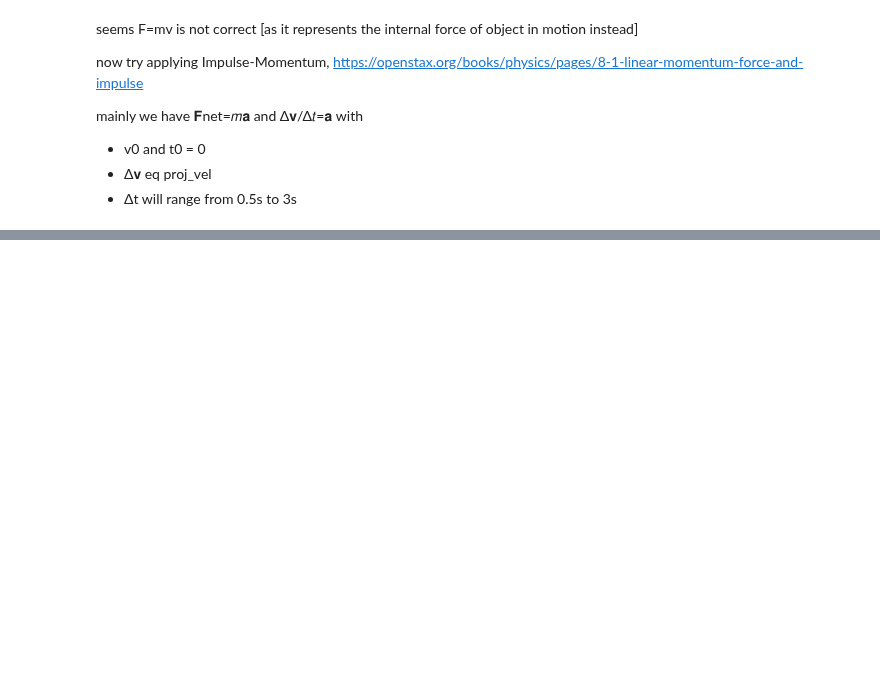
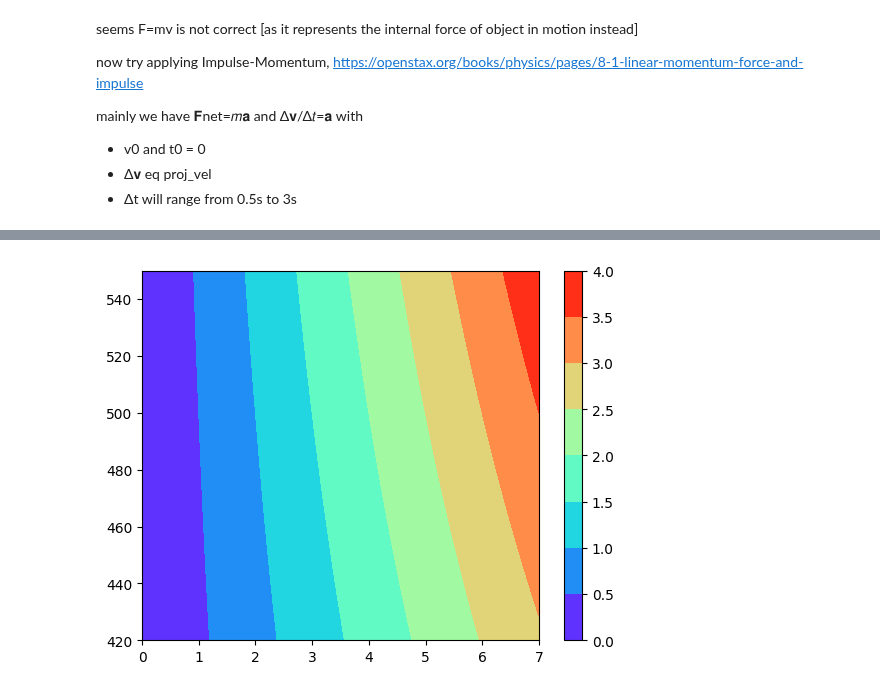
Before and after one commit to monkeydj/rasabots, a Jupyter notebook: mouvement.ipynb, the cells around one changed output, grey strips where cells are left out. Cells and saved outputs as stored; diff of their text form; code cells hidden in the pictures; blank space fills up the shorter version.

```diff
--- a/mouvement.ipynb
+++ b/mouvement.ipynb
@@ -71,0 +72,10 @@ plt.show()
+# %%
+accels = np.linspace(0, 7)
+mm, aa =  np.meshgrid(cue_weights, accels)
+fnet = (mm / 1000) * aa
+
+plt.contourf(aa, mm, fnet, cmap='rainbow')
+plt.colorbar()
+plt.show()
+# %% [output]
+[figure, added]
```
Also changed, not shown: parts of 2 cells of this notebook.
